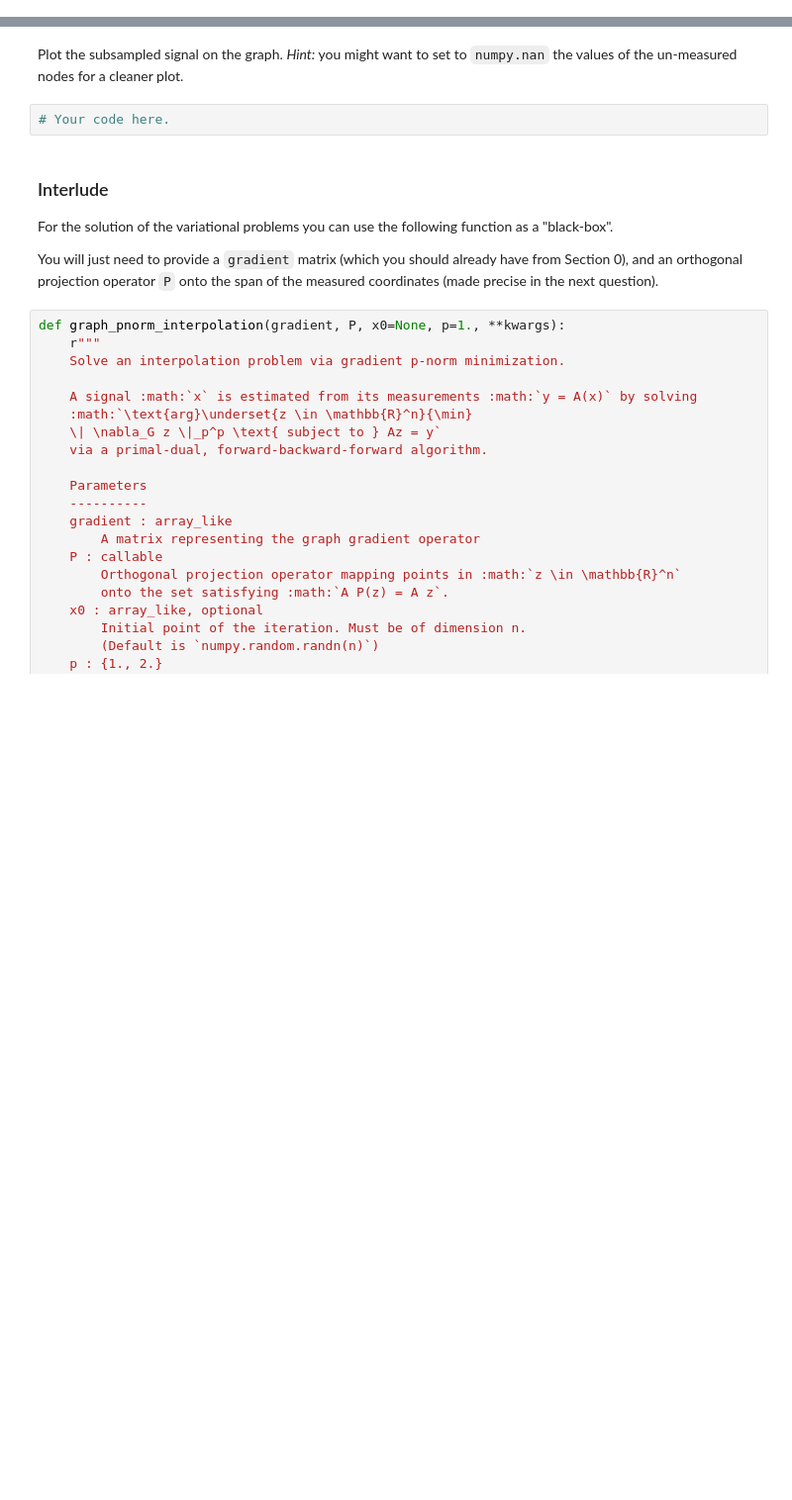
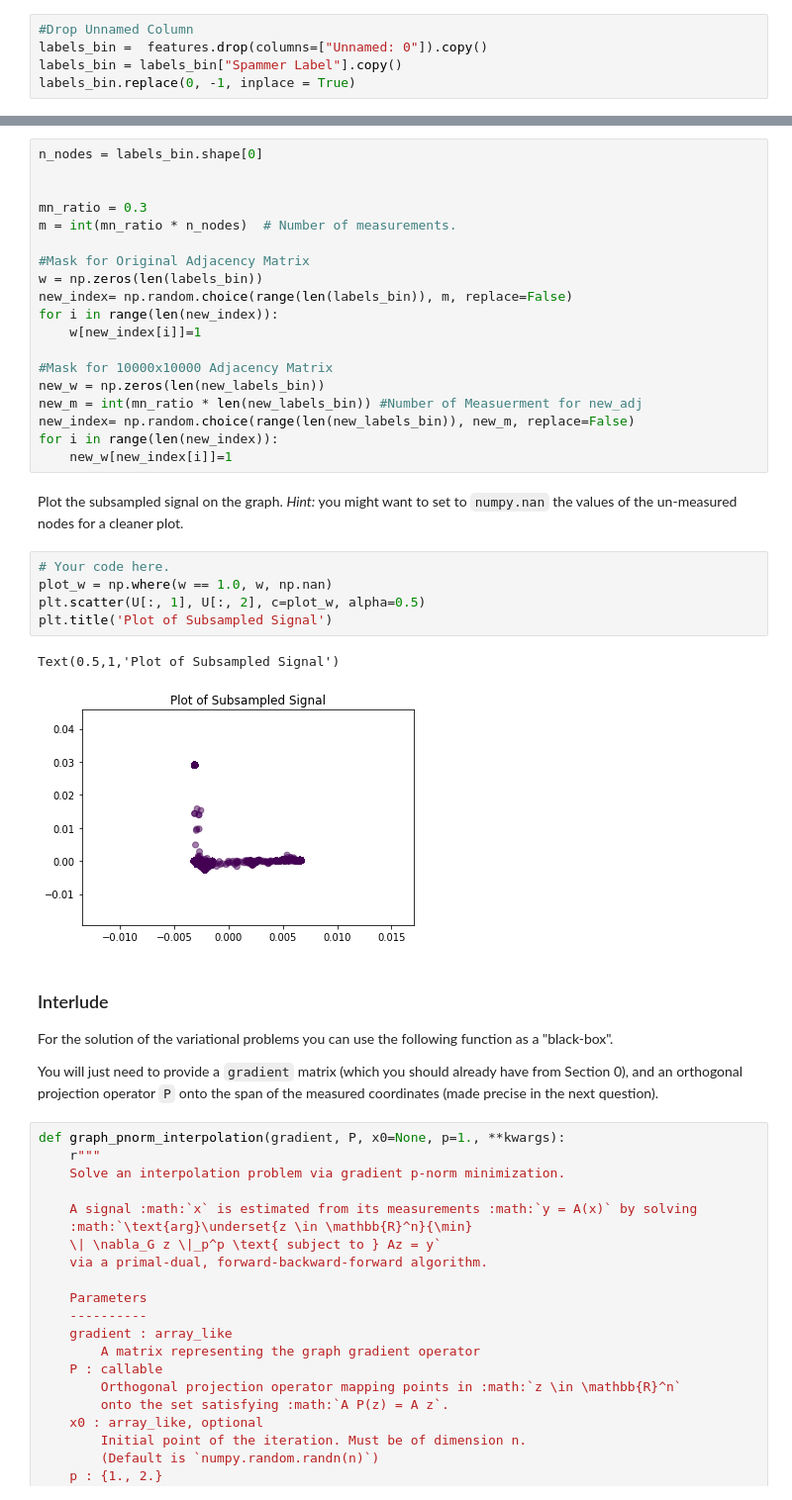
Before and after one commit to ilijagjorgjiev/ntds2018_team50, a Jupyter notebook: milestones/4_graph_signal_processing.ipynb, the cells around one changed output, grey strips where cells are left out. Shown at 99% size. Cells and saved outputs as stored; diff of their text form; blank space fills up the shorter version.

```diff
--- a/milestones/4_graph_signal_processing.ipynb
+++ b/milestones/4_graph_signal_processing.ipynb
@@ -498,3 +500,8 @@ SyntaxError: invalid syntax (<ipython-input-29-fdceeca43d3c>, line 1)
+# %%
+#Drop Unnamed Column
+labels_bin =  features.drop(columns=["Unnamed: 0"]).copy()
+labels_bin = labels_bin["Spammer Label"].copy()
+labels_bin.replace(0, -1, inplace = True)
 # %% [markdown]
 Now, subsample this binarized label signal by $70\%$ by choosing, uniformly at random, $30\%$ of the nodes whose labels we will keep.
 
@@ -507,7 +513,32 @@ w = # Your code here.
+# %%
+n_nodes = labels_bin.shape[0]
+
+
+mn_ratio = 0.3
+m = int(mn_ratio * n_nodes)  # Number of measurements.
+
+#Mask for Original Adjacency Matrix
+w = np.zeros(len(labels_bin))
+new_index= np.random.choice(range(len(labels_bin)), m, replace=False)
+for i in range(len(new_index)):
+    w[new_index[i]]=1
+
+#Mask for 10000x10000 Adjacency Matrix
+new_w = np.zeros(len(new_labels_bin))
+new_m = int(mn_ratio * len(new_labels_bin)) #Number of Measuerment for new_adj
+new_index= np.random.choice(range(len(new_labels_bin)), new_m, replace=False)
+for i in range(len(new_index)):
+    new_w[new_index[i]]=1
 # %% [markdown]
 Plot the subsampled signal on the graph. _Hint:_ you might want to set to `numpy.nan` the values of the un-measured nodes for a cleaner plot.
-# %%
-# Your code here.
+# %%
+# Your code here.
+plot_w = np.where(w == 1.0, w, np.nan)
+plt.scatter(U[:, 1], U[:, 2], c=plot_w, alpha=0.5)
+plt.title('Plot of Subsampled Signal')
+# %% [output]
+Text(0.5,1,'Plot of Subsampled Signal')
+[figure, added]
 # %% [markdown]
 ### Interlude
 
```
Also changed, not shown: parts of 26 cells of this notebook, 1 other file.
